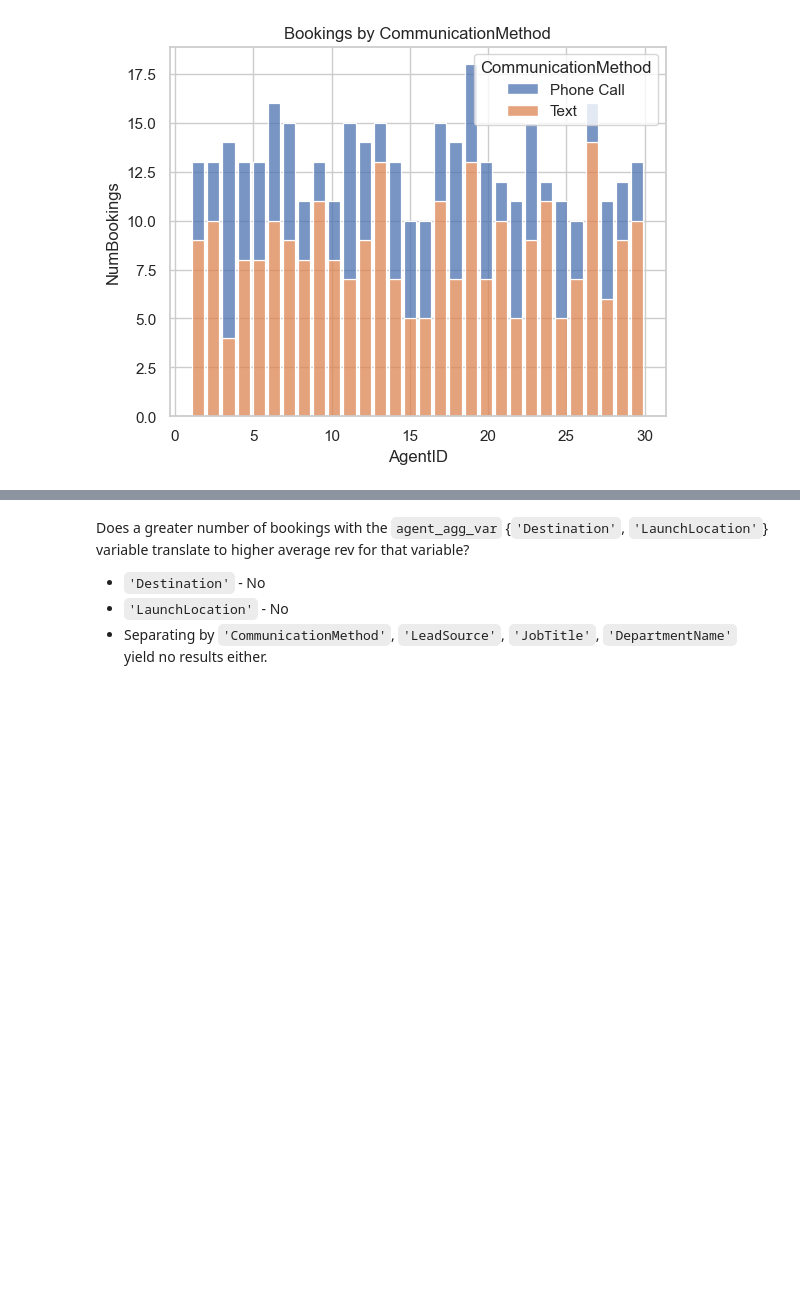
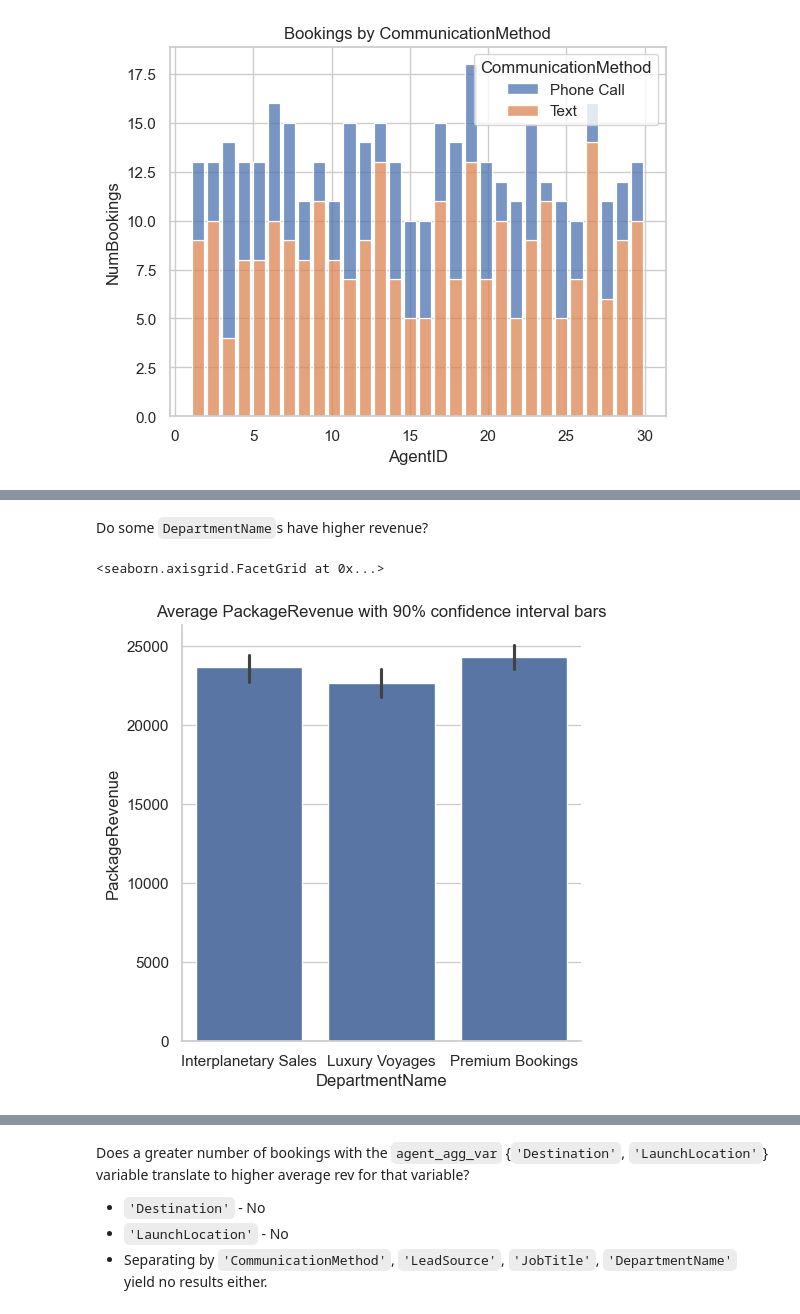
Before and after one commit to alex-b1729/space-challenge-analysis, a Jupyter notebook: analysis/exploratory.ipynb, the cells around one changed output, grey strips where cells are left out. Drawn from its saved outputs; the diff is of its cells as text; code cells hidden in the pictures; blank space fills up the shorter version.

```diff
--- a/analysis/exploratory.ipynb
+++ b/analysis/exploratory.ipynb
@@ -152,0 +211,21 @@ Text(0.5, 1.0, 'Bookings by CommunicationMethod')
+# %% [markdown]
+Do some `DepartmentName`s have higher revenue?
+# %%
+ax = sns.catplot(
+    data=df,
+    kind='bar',
+    x='DepartmentName',
+    y='PackageRevenue',
+    # y='RealizedRevenue',
+    # y='IsConfirmed',
+    # hue='CommunicationMethod',
+    # hue='LeadSource',
+    # row='Destination',
+    errorbar=('ci', 90),
+    # aspect=5,
+)
+
+ax.set(title='Average PackageRevenue with 90% confidence interval bars')
+# %% [output]
+<seaborn.axisgrid.FacetGrid at 0x...>
+[figure, added]
```
Also changed, not shown: parts of 9 cells of this notebook.
